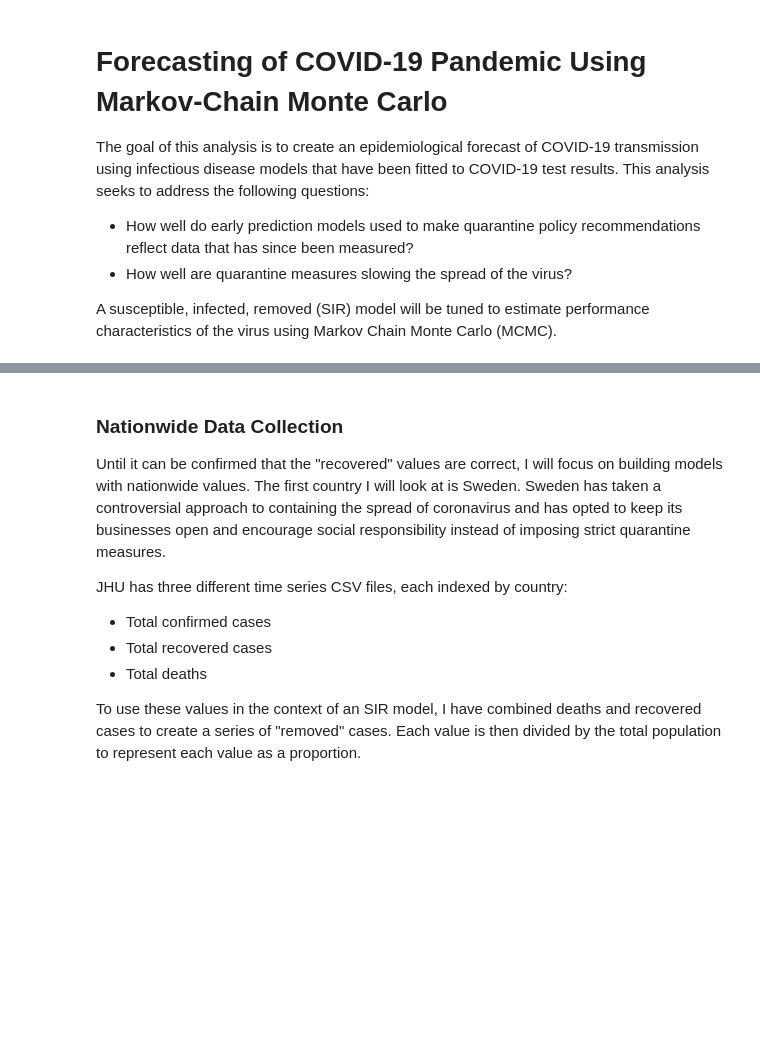
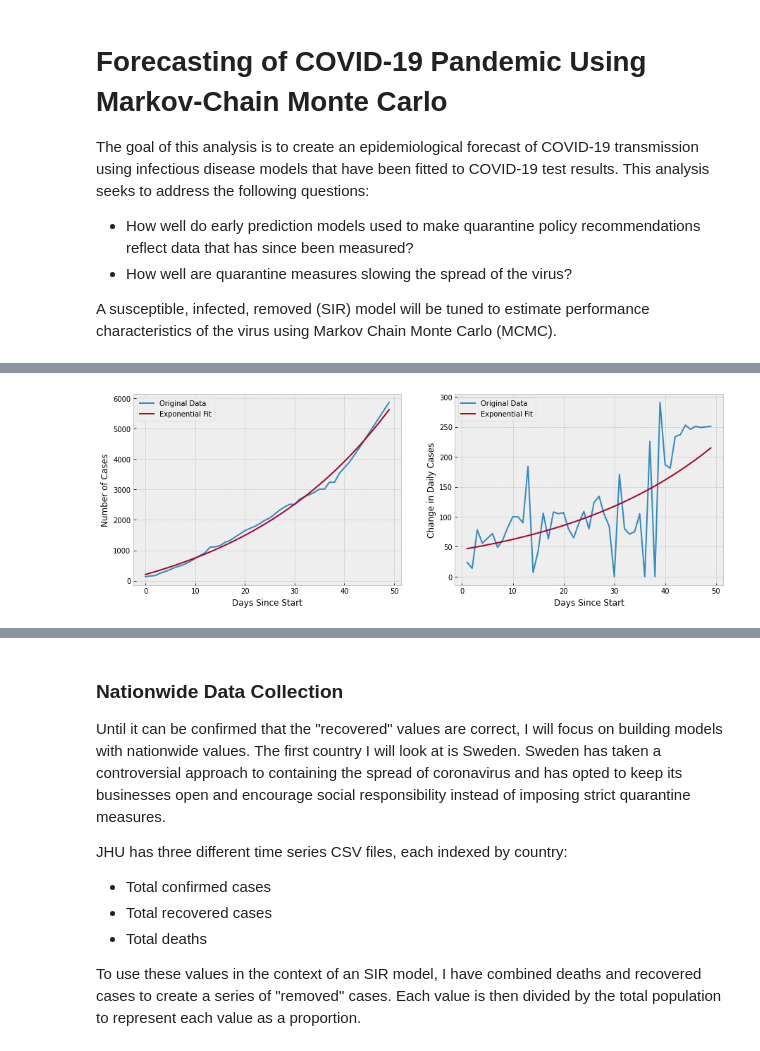
Before and after one commit to lucascarter0/data-science-tools, a Jupyter notebook: Covid19_Modeling_MCMC.ipynb, the cells around one changed output, grey strips where cells are left out. Drawn from its saved outputs; the diff is of its cells as text; code cells hidden in the pictures; blank space fills up the shorter version.

```diff
--- a/Covid19_Modeling_MCMC.ipynb
+++ b/Covid19_Modeling_MCMC.ipynb
@@ -56,0 +80,32 @@ df.tail()
+# %%
+%matplotlib inline
+plt.style.use('bmh')
+
+# Exponential smoothing
+from scipy.optimize import curve_fit
+
+def func(x, a, b, c):
+  return a*np.exp(-b*x) + c
+
+s = df['Confirmed'].astype('float64')
+x = np.arange(0, len(s))
+y = s.values
+
+popt, _ = curve_fit(func, x, y)
+
+yy = func(x, *popt)
+
+fig, (ax1, ax2) = plt.subplots(nrows=1, ncols=2, figsize=(15,5))
+ax1.plot(x, s.values, label='Original Data')
+ax1.plot(x, yy, label='Exponential Fit')
+ax1.set_ylabel('Number of Cases')
+
+ax2.plot(x[1:], np.diff(s.values), label='Original Data')
+ax2.plot(x[1:], np.diff(yy), label='Exponential Fit')
+ax2.set_ylabel('Change in Daily Cases')
+
+for ax in [ax1, ax2]:
+  ax.set_xlabel('Days Since Start')
+  ax.legend(loc='upper left')
+# %% [output]
+[figure, added]
```
Also changed, not shown: parts of 16 cells of this notebook.
